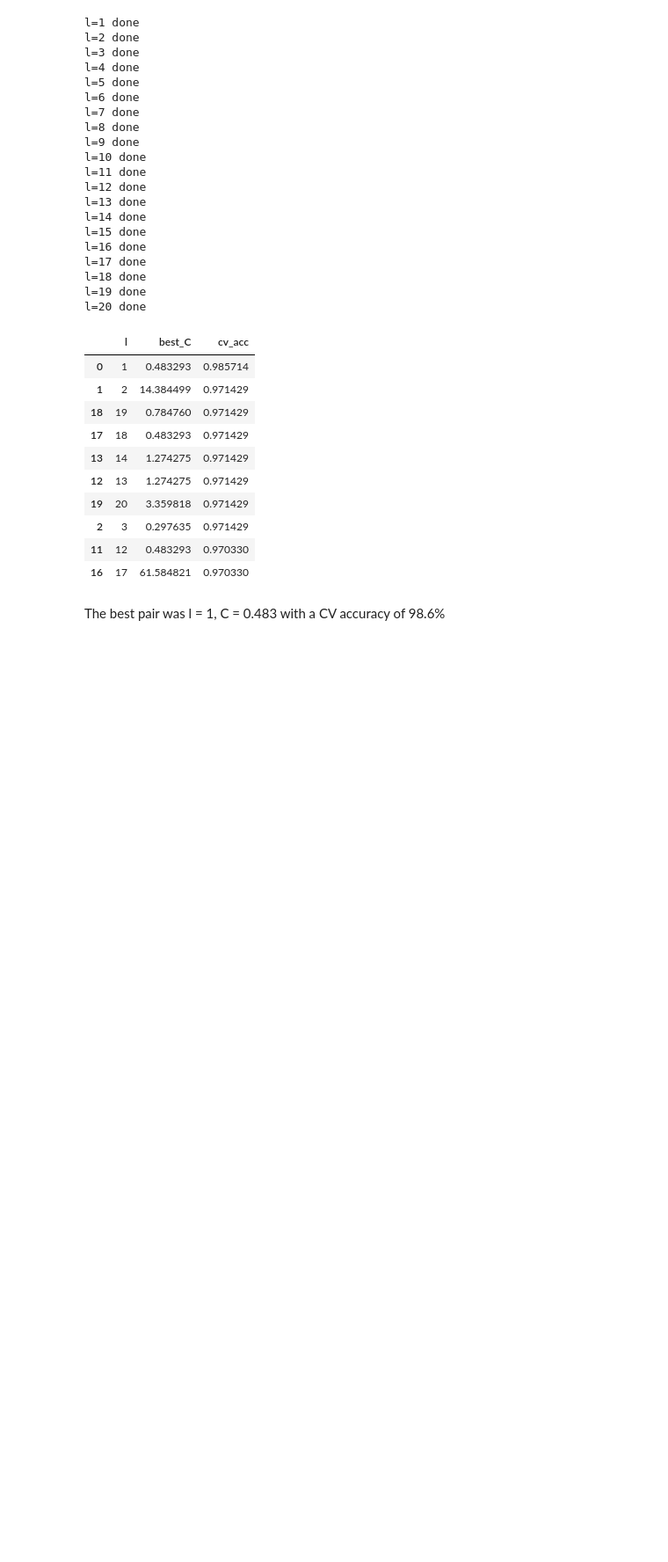
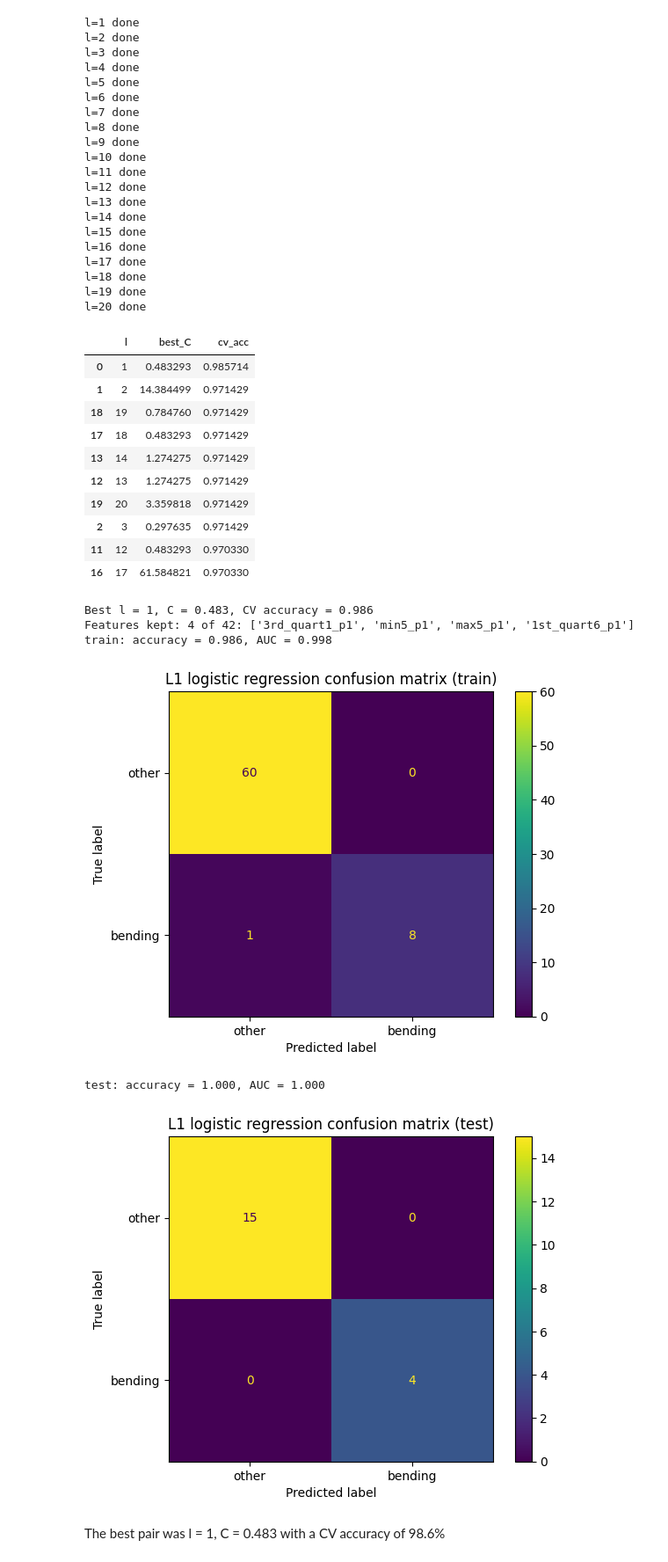
Before and after one commit to rbatra02/DSCI552, a Jupyter notebook: HW4/notebook/Batra_Raghav_HW4.ipynb, the cells around one changed output. Shown at 88% size. Drawn from its saved outputs; the diff is of its cells as text; code cells hidden in the pictures; blank space fills up the shorter version.

```diff
--- a/HW4/notebook/Batra_Raghav_HW4.ipynb
+++ b/HW4/notebook/Batra_Raghav_HW4.ipynb
@@ -555,6 +556,36 @@ l=20 done
 | 2 | 3 | 0.297635 | 0.971429 |
 | 11 | 12 | 0.483293 | 0.970330 |
 | 16 | 17 | 61.584821 | 0.970330 |
+# %%
+best_l1 = l1_res.loc[l1_res.cv_acc.idxmax()]
+l_l1, C_l1 = int(best_l1.l), best_l1.best_C
+print(f"Best l = {l_l1}, C = {C_l1:.3f}, CV accuracy = {best_l1.cv_acc:.3f}")
+
+fl = build_features(l_l1)
+tr, te = fl[fl.split == "train"], fl[fl.split == "test"]
+X_tr, X_te = tr.iloc[:, 3:].to_numpy(), te.iloc[:, 3:].to_numpy()
+y_tr = tr["activity"].str.startswith("bending").astype(int).to_numpy()
+y_te = te["activity"].str.startswith("bending").astype(int).to_numpy()
+
+l1_model = make_l1_pipe(C_l1).fit(X_tr, y_tr)
+
+coefs = l1_model["lr"].coef_[0]
+print(f"Features kept: {(coefs != 0).sum()} of {len(coefs)}:", list(tr.columns[3:][coefs != 0]))
+
+for X_, y_, name in [(X_tr, y_tr, "train"), (X_te, y_te, "test")]:
+    pred = l1_model.predict(X_)
+    prob = l1_model.predict_proba(X_)[:, 1]
+    print(f"{name}: accuracy = {accuracy_score(y_, pred):.3f}, AUC = {roc_auc_score(y_, prob):.3f}")
+    ConfusionMatrixDisplay(confusion_matrix(y_,pred), display_labels=["other", "bending"]).plot()
+    plt.title(f"L1 logistic regression confusion matrix ({name})")
+    plt.show()
+# %% [output]
+Best l = 1, C = 0.483, CV accuracy = 0.986
+Features kept: 4 of 42: ['3rd_quart1_p1', 'min5_p1', 'max5_p1', '1st_quart6_p1']
+train: accuracy = 0.986, AUC = 0.998
+[figure, added]
+test: accuracy = 1.000, AUC = 1.000
+[figure, added]
 # %% [markdown]
 The best pair was l = 1, C = 0.483 with a CV accuracy of 98.6%
 # %% [markdown]
```
Also changed, not shown: parts of 2 cells of this notebook.
